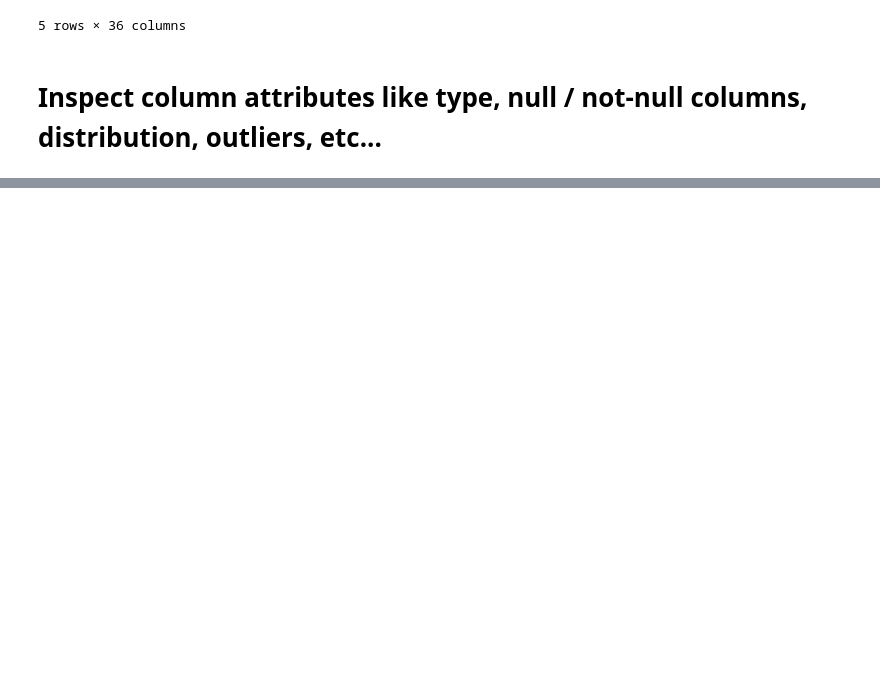
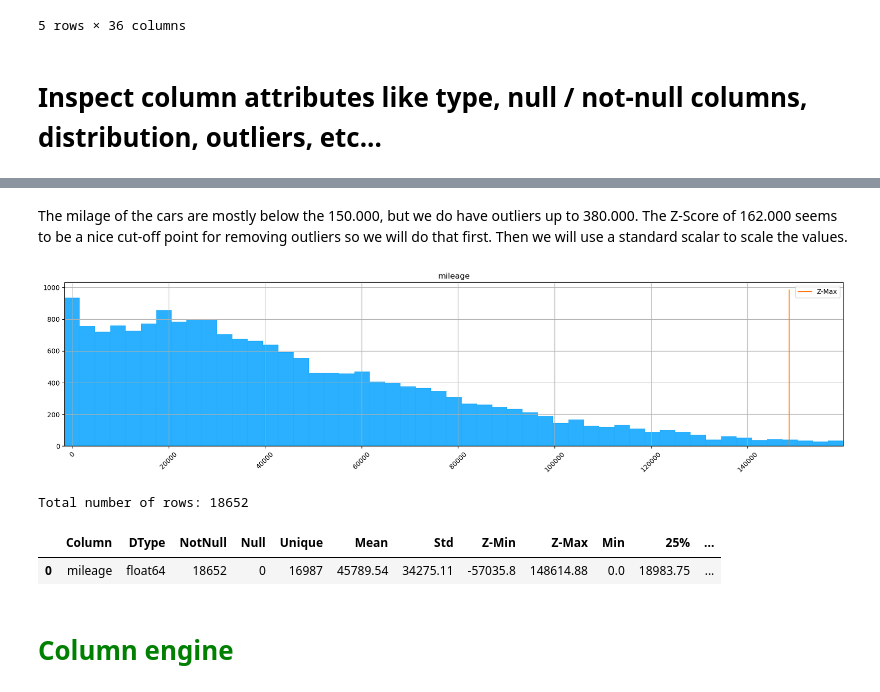
Before and after one commit to sodeso-nl/ml-notebooks, a Jupyter notebook: kaggle/used-car-listing/kaggle-used-car-listing.ipynb, the cells around one changed output, grey strips where cells are left out. Cells and saved outputs as stored; diff of their text form; code cells hidden in the pictures; blank space fills up the shorter version.

```diff
--- a/kaggle/used-car-listing/kaggle-used-car-listing.ipynb
+++ b/kaggle/used-car-listing/kaggle-used-car-listing.ipynb
@@ -347,0 +223,12 @@ train_csv_pre.todense()[:10]
+# %% [markdown]
+The milage of the cars are mostly below the 150.000, but we do have outliers up to 380.000. The Z-Score of 162.000 seems to be a nice cut-off point for removing outliers so we will do that first. Then we will use a standard scalar to scale the values.
+# %%
+train_csv.drop(train_csv[train_csv['mileage'] > mileage_desc["Z-Max"][0]].index, inplace = True)
+test_csv.drop(test_csv[test_csv['mileage'] > mileage_desc["Z-Max"][0]].index, inplace = True)
+mlp.plot_histogram_from_dataframe(train_csv, column_names="mileage")
+mld.dataframe_describe(train_csv, column_names="mileage")
+# %% [output]
+[figure, added]
+Total number of rows: 18652
+|  | Column | DType | NotNull | Null | Unique | Mean | Std | Z-Min | Z-Max | Min | 25% | ... |
+| 0 | mileage | float64 | 18652 | 0 | 16987 | 45789.54 | 34275.11 | -57035.8 | 148614.88 | 0.0 | 18983.75 | ... |
@@ -347,0 +239,2 @@ train_csv_pre.todense()[:10]
+# %% [markdown]
+# <span style="color:green">Column engine</span>
```
Also changed, not shown: parts of 139 cells of this notebook.
